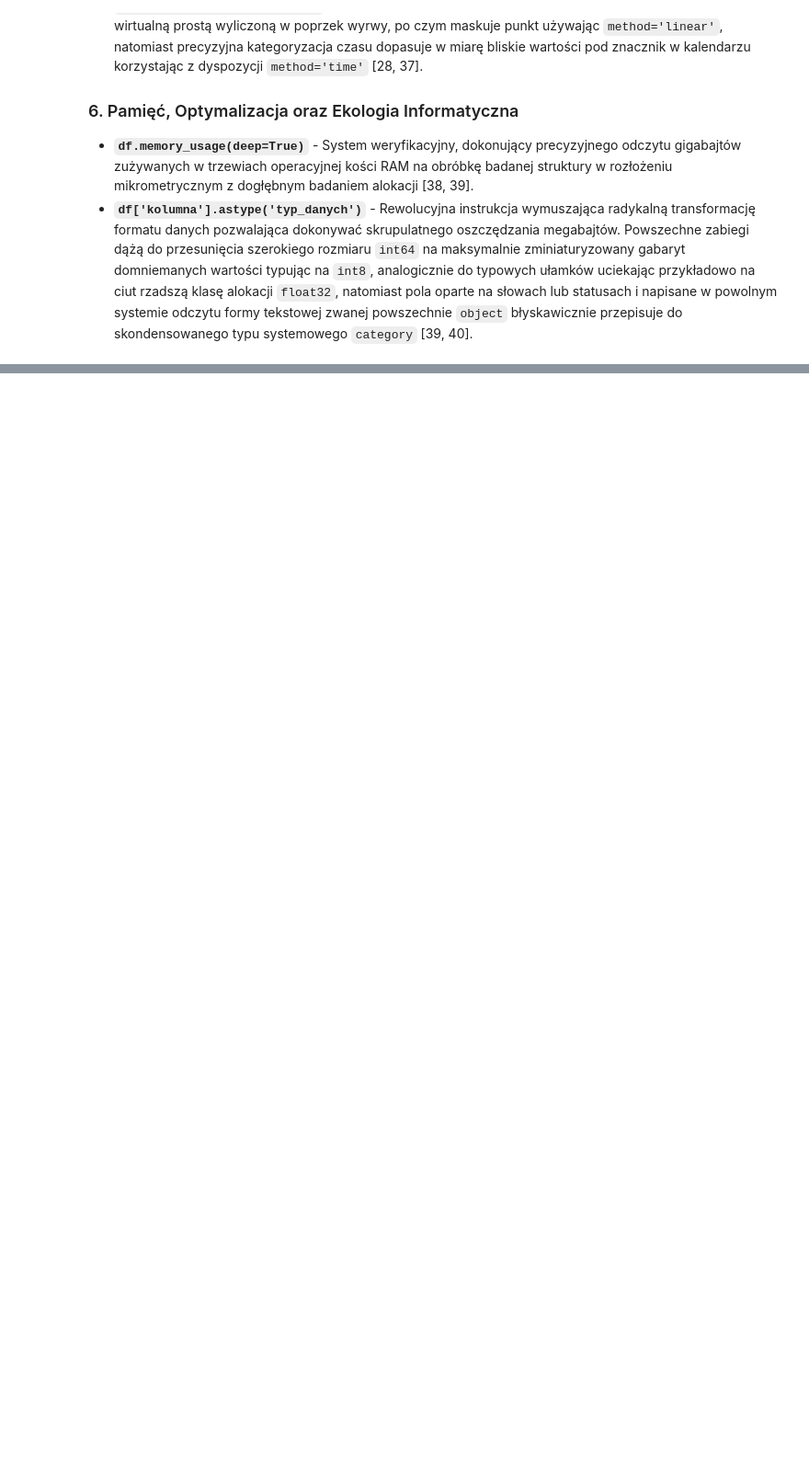
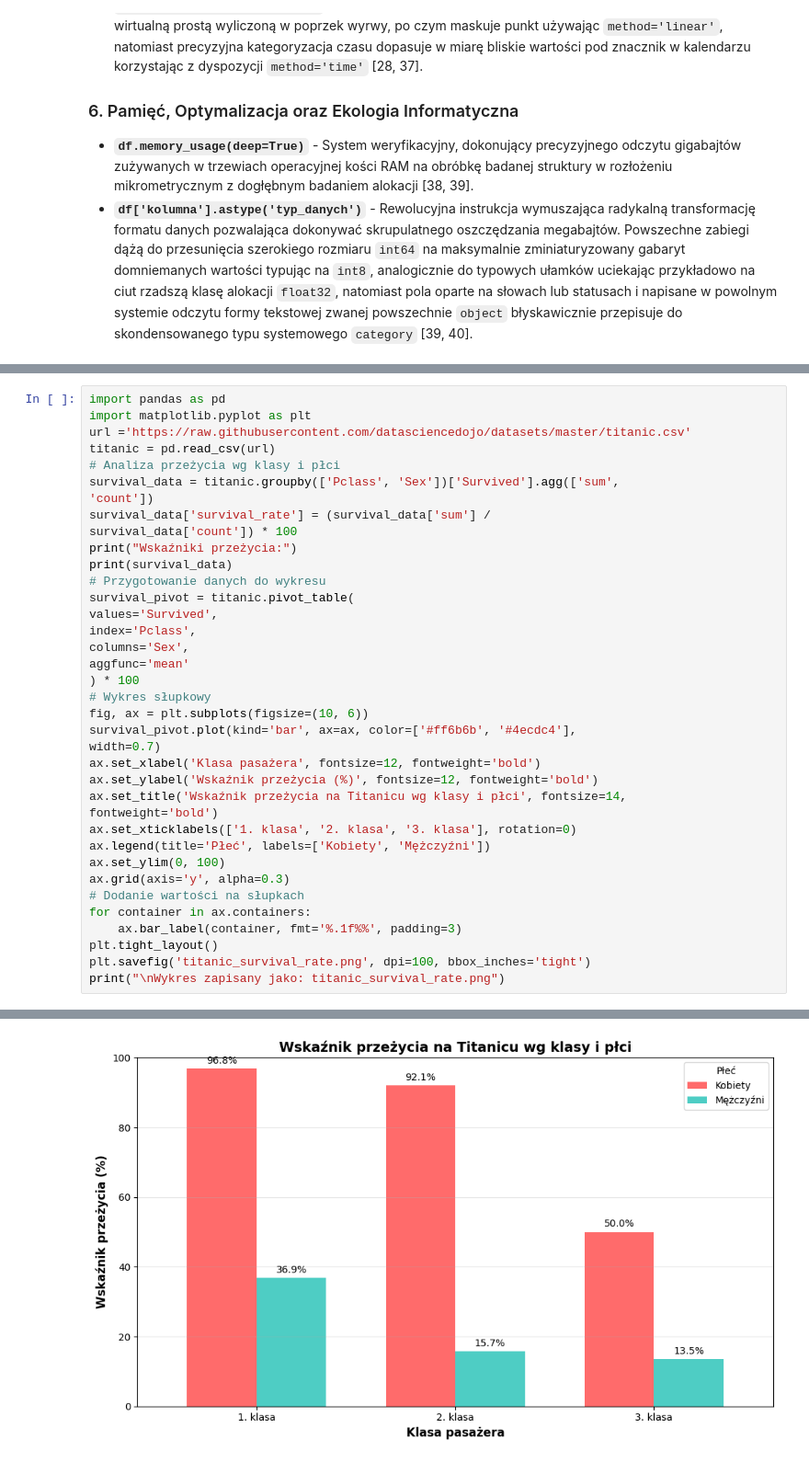
Before and after one commit to EwelinaNiewczas00/end-to-end-data-science, a Jupyter notebook: Prace_Domowe/Ćwiczenia_11.ipynb, the cells around one changed output, grey strips where cells are left out. Shown at 92% size. Cells and saved outputs as stored; diff of their text form; blank space fills up the shorter version.

```diff
--- a/Prace_Domowe/Ćwiczenia_11.ipynb
+++ b/Prace_Domowe/Ćwiczenia_11.ipynb
@@ -68,0 +465,38 @@ dfsd
+# %%
+import pandas as pd
+import matplotlib.pyplot as plt
+url ='https://raw.githubusercontent.com/datasciencedojo/datasets/master/titanic.csv'
+titanic = pd.read_csv(url)
+# Analiza przeżycia wg klasy i płci
+survival_data = titanic.groupby(['Pclass', 'Sex'])['Survived'].agg(['sum',
+'count'])
+survival_data['survival_rate'] = (survival_data['sum'] /
+survival_data['count']) * 100
+print("Wskaźniki przeżycia:")
+print(survival_data)
+# Przygotowanie danych do wykresu
+survival_pivot = titanic.pivot_table(
+values='Survived',
+index='Pclass',
+columns='Sex',
+aggfunc='mean'
+) * 100
+# Wykres słupkowy
+fig, ax = plt.subplots(figsize=(10, 6))
+survival_pivot.plot(kind='bar', ax=ax, color=['#ff6b6b', '#4ecdc4'],
+width=0.7)
+ax.set_xlabel('Klasa pasażera', fontsize=12, fontweight='bold')
+ax.set_ylabel('Wskaźnik przeżycia (%)', fontsize=12, fontweight='bold')
+ax.set_title('Wskaźnik przeżycia na Titanicu wg klasy i płci', fontsize=14,
+fontweight='bold')
+ax.set_xticklabels(['1. klasa', '2. klasa', '3. klasa'], rotation=0)
+ax.legend(title='Płeć', labels=['Kobiety', 'Mężczyźni'])
+ax.set_ylim(0, 100)
+ax.grid(axis='y', alpha=0.3)
+# Dodanie wartości na słupkach
+for container in ax.containers:
+    ax.bar_label(container, fmt='%.1f%%', padding=3)
+plt.tight_layout()
+plt.savefig('titanic_survival_rate.png', dpi=100, bbox_inches='tight')
+print("\nWykres zapisany jako: titanic_survival_rate.png")
+# %% [output]
@@ -68,0 +514 @@ dfsd
+[figure, added]
```
Also changed, not shown: parts of 19 cells of this notebook, 4 other files.
